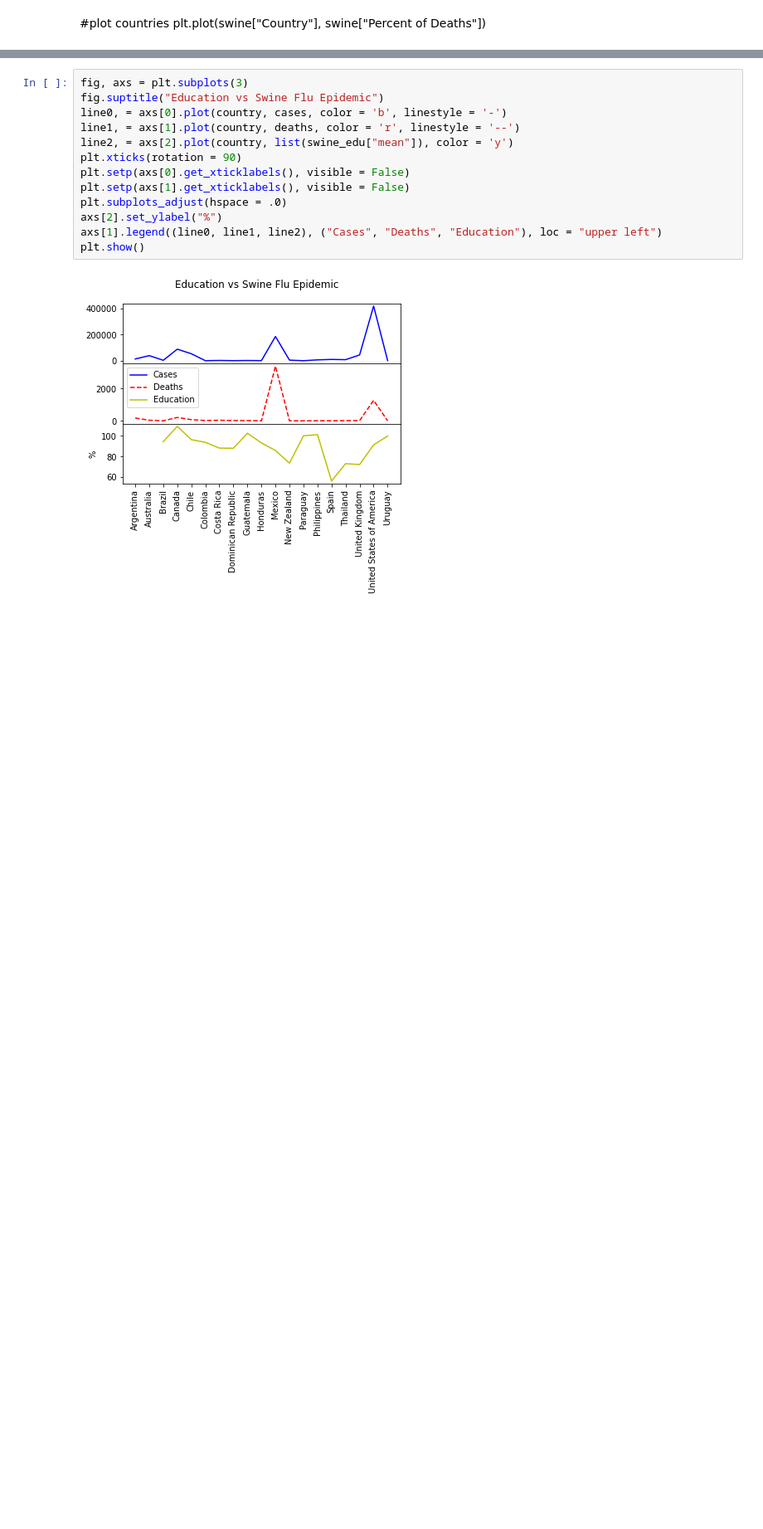
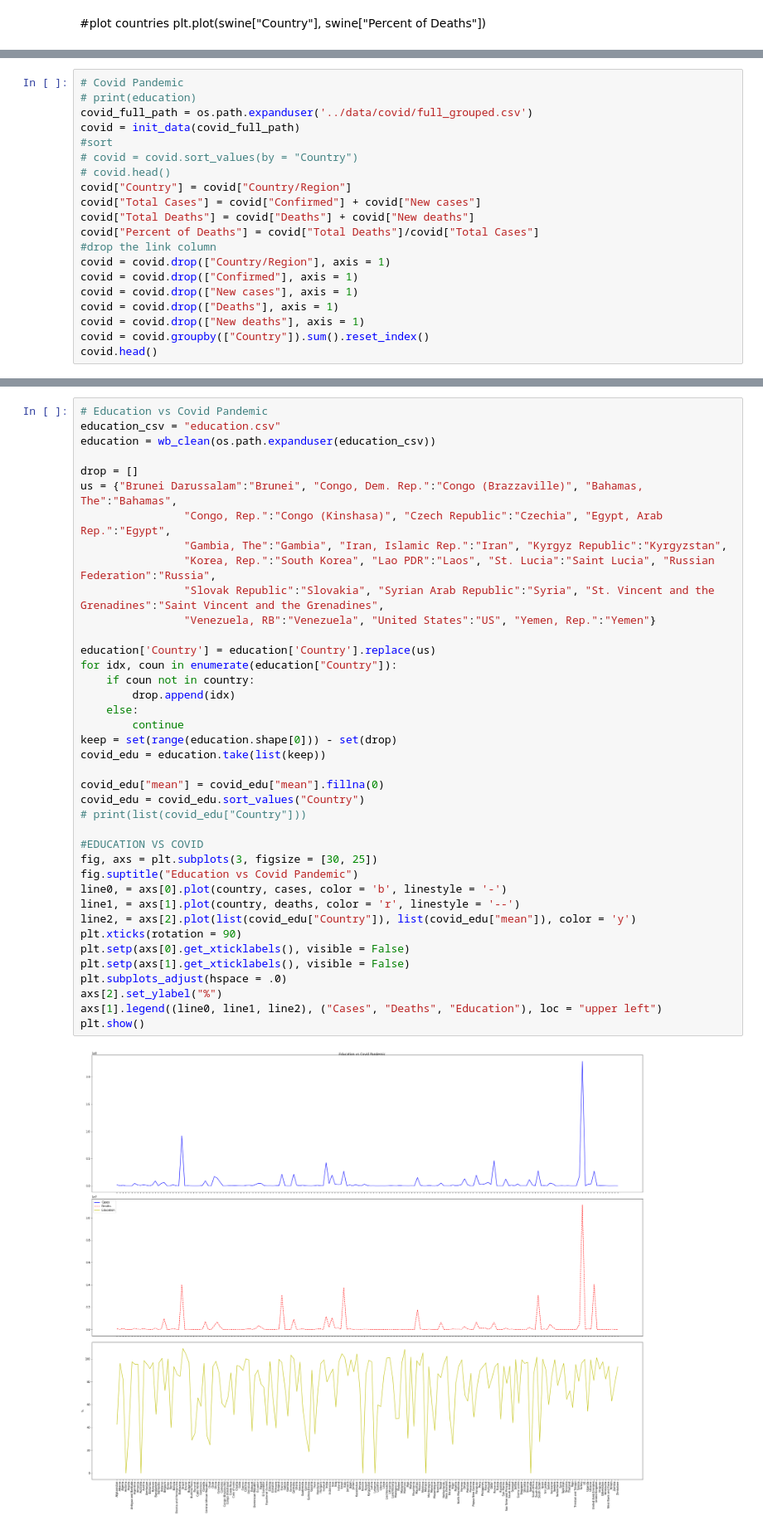
Before and after one commit to tzhang852/COMP-4447-Final-Project, a Jupyter notebook: notebooks/edu_mal.ipynb, the cells around one changed output, grey strips where cells are left out. Shown at 83% size. Drawn from its saved outputs; the diff is of its cells as text; blank space fills up the shorter version.

```diff
--- a/notebooks/edu_mal.ipynb
+++ b/notebooks/edu_mal.ipynb
@@ -147,0 +251,20 @@ swine_edu
+# %%
+# Covid Pandemic
+# print(education)
+covid_full_path = os.path.expanduser('../data/covid/full_grouped.csv')
+covid = init_data(covid_full_path)
+#sort
+# covid = covid.sort_values(by = "Country")
+# covid.head()
+covid["Country"] = covid["Country/Region"]
+covid["Total Cases"] = covid["Confirmed"] + covid["New cases"]
+covid["Total Deaths"] = covid["Deaths"] + covid["New deaths"]
+covid["Percent of Deaths"] = covid["Total Deaths"]/covid["Total Cases"]
+#drop the link column
+covid = covid.drop(["Country/Region"], axis = 1)
+covid = covid.drop(["Confirmed"], axis = 1)
+covid = covid.drop(["New cases"], axis = 1)
+covid = covid.drop(["Deaths"], axis = 1)
+covid = covid.drop(["New deaths"], axis = 1)
+covid = covid.groupby(["Country"]).sum().reset_index()
+covid.head()
@@ -191,15 +319,41 @@ plt.show()
 # %%
-fig, axs = plt.subplots(3)
-fig.suptitle("Education vs Swine Flu Epidemic")
+# Education vs Covid Pandemic
+education_csv = "education.csv"
+education = wb_clean(os.path.expanduser(education_csv))
+
+drop = []
+us = {"Brunei Darussalam":"Brunei", "Congo, Dem. Rep.":"Congo (Brazzaville)", "Bahamas, The":"Bahamas",
+                "Congo, Rep.":"Congo (Kinshasa)", "Czech Republic":"Czechia", "Egypt, Arab Rep.":"Egypt",
+                "Gambia, The":"Gambia", "Iran, Islamic Rep.":"Iran", "Kyrgyz Republic":"Kyrgyzstan",
+                "Korea, Rep.":"South Korea", "Lao PDR":"Laos", "St. Lucia":"Saint Lucia", "Russian Federation":"Russia",
+                "Slovak Republic":"Slovakia", "Syrian Arab Republic":"Syria", "St. Vincent and the Grenadines":"Saint Vincent and the Grenadines",
+                "Venezuela, RB":"Venezuela", "United States":"US", "Yemen, Rep.":"Yemen"}
+
+education['Country'] = education['Country'].replace(us)
+for idx, coun in enumerate(education["Country"]):
+    if coun not in country:
+        drop.append(idx)
+    else:
+        continue
+keep = set(range(education.shape[0])) - set(drop)
+covid_edu = education.take(list(keep))
+
+covid_edu["mean"] = covid_edu["mean"].fillna(0)
+covid_edu = covid_edu.sort_values("Country")
+# print(list(covid_edu["Country"]))
+
+#EDUCATION VS COVID
+fig, axs = plt.subplots(3, figsize = [30, 25])
+fig.suptitle("Education vs Covid Pandemic")
 line0, = axs[0].plot(country, cases, color = 'b', linestyle = '-')
 line1, = axs[1].plot(country, deaths, color = 'r', linestyle = '--')
-line2, = axs[2].plot(country, list(swine_edu["mean"]), color = 'y')
+line2, = axs[2].plot(list(covid_edu["Country"]), list(covid_edu["mean"]), color = 'y')
 plt.xticks(rotation = 90)
 plt.setp(axs[0].get_xticklabels(), visible = False)
 plt.setp(axs[1].get_xticklabels(), visible = False)
 plt.subplots_adjust(hspace = .0)
 axs[2].set_ylabel("%")
 axs[1].legend((line0, line1, line2), ("Cases", "Deaths", "Education"), loc = "upper left")
 plt.show()
 # %% [output]
-[figure, old version]
+[figure, new version]
```
Also changed, not shown: parts of 20 cells of this notebook.
